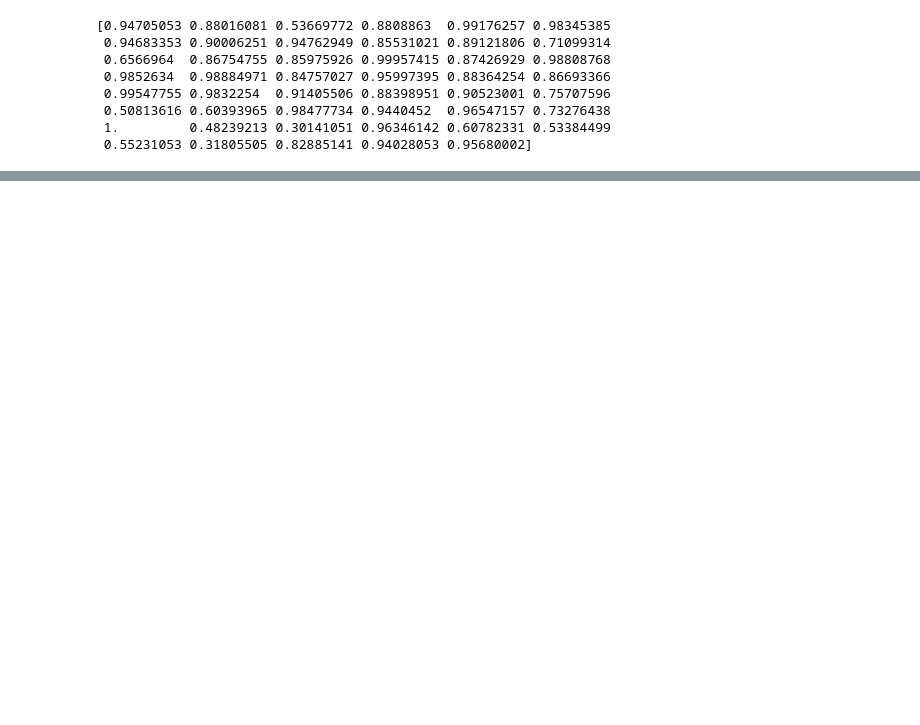
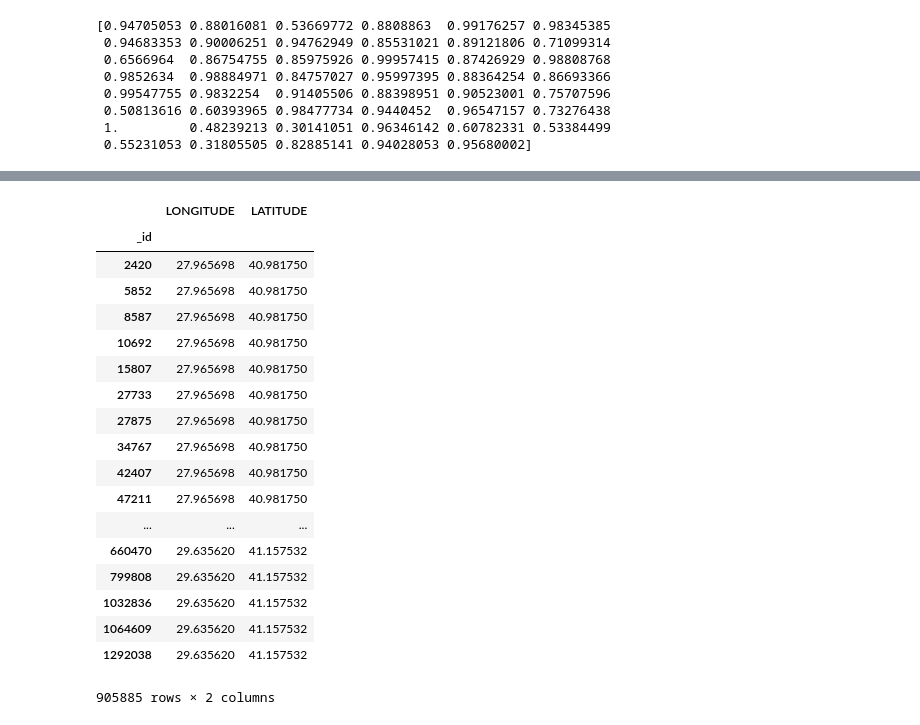
Before and after one commit to emre-isik/IBBTraffic-1, a Jupyter notebook: Traffic_in_Istanbul.ipynb, the cells around one changed output, grey strips where cells are left out. Cells and saved outputs as stored; diff of their text form; code cells hidden in the pictures; blank space fills up the shorter version.

```diff
--- a/Traffic_in_Istanbul.ipynb
+++ b/Traffic_in_Istanbul.ipynb
@@ -283,0 +314,27 @@ harita
+# %%
+#number of clusters = 47 (piers)
+gmm = GaussianMixture(n_components=47)
+
+X = pd.concat([data["LONGITUDE"], data["LATITUDE"]],axis=1)
+
+X
+# %% [output]
+|  | LONGITUDE | LATITUDE |
+| _id |  |  |
+| 2420 | 27.965698 | 40.981750 |
+| 5852 | 27.965698 | 40.981750 |
+| 8587 | 27.965698 | 40.981750 |
+| 10692 | 27.965698 | 40.981750 |
+| 15807 | 27.965698 | 40.981750 |
+| 27733 | 27.965698 | 40.981750 |
+| 27875 | 27.965698 | 40.981750 |
+| 34767 | 27.965698 | 40.981750 |
+| 42407 | 27.965698 | 40.981750 |
+| 47211 | 27.965698 | 40.981750 |
+| ... | ... | ... |
+| 660470 | 29.635620 | 41.157532 |
+| 799808 | 29.635620 | 41.157532 |
+| 1032836 | 29.635620 | 41.157532 |
+| 1064609 | 29.635620 | 41.157532 |
+| 1292038 | 29.635620 | 41.157532 |
+905885 rows × 2 columns
```
Also changed, not shown: parts of 21 cells of this notebook.
